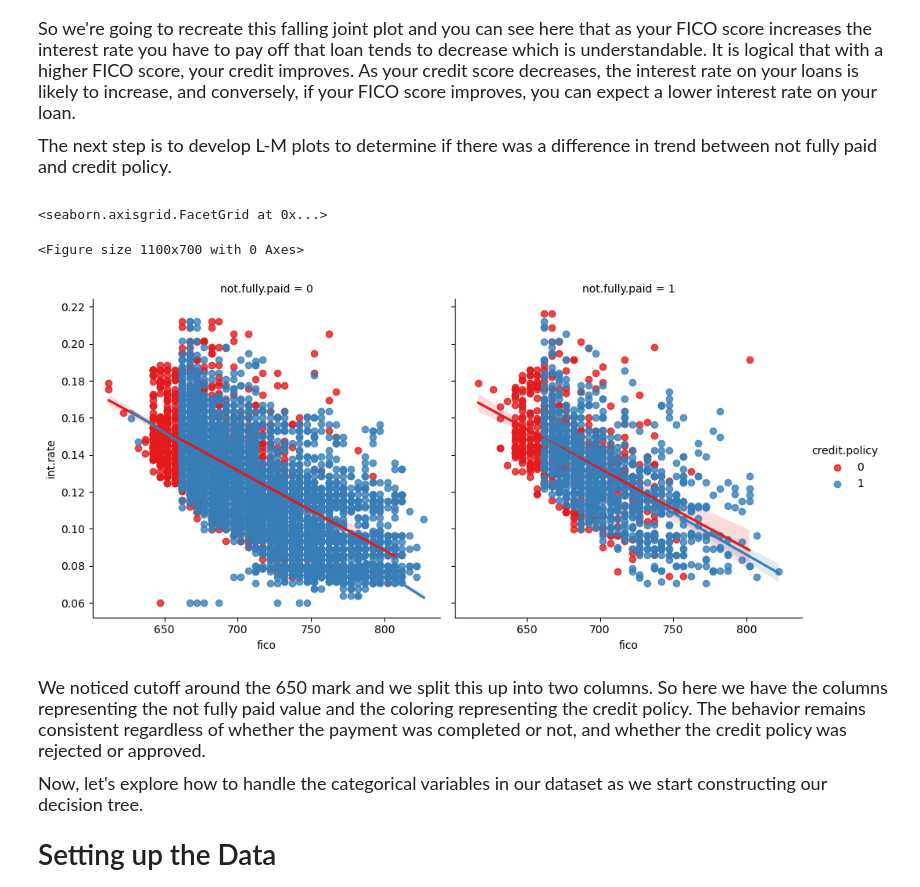
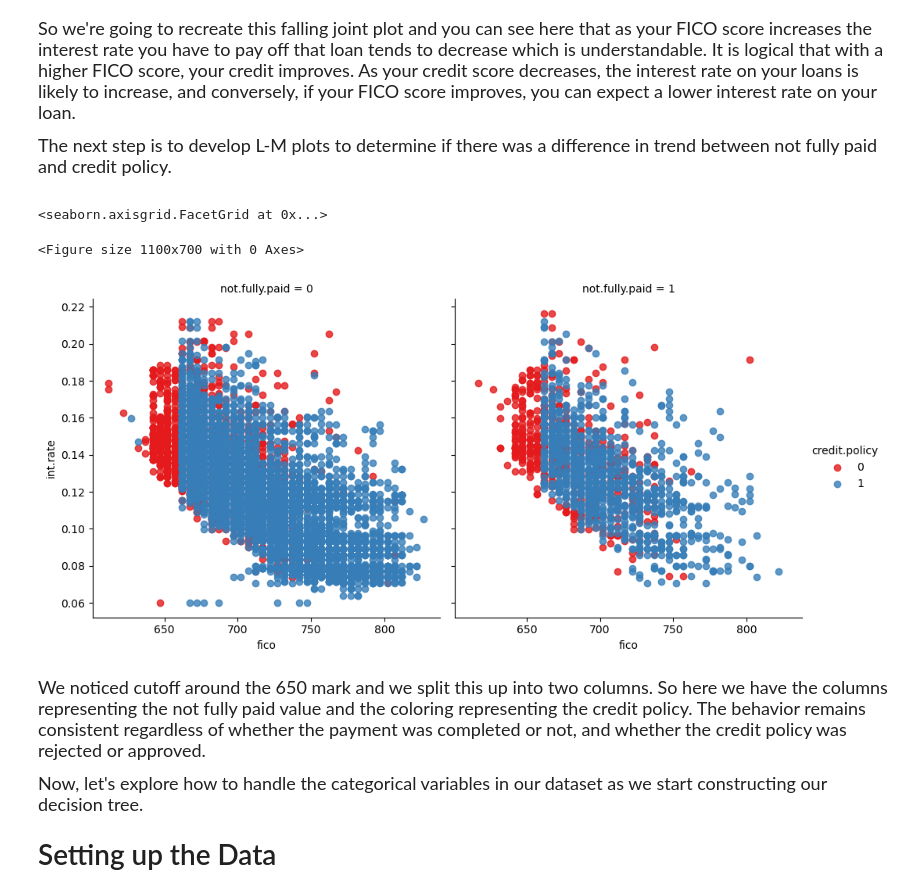
Before and after one commit to RojinD/PortfolioProjects, a Jupyter notebook: Random_forest project/Random Forest Project.ipynb, the cells around one changed output. Saved outputs shown, nothing was run; the diff lists cells and outputs as text; code cells hidden in the pictures.

```diff
--- a/Random_forest project/Random Forest Project.ipynb
+++ b/Random_forest project/Random Forest Project.ipynb
@@ -162,11 +160,11 @@ The next step is to develop L-M plots to determine if there was a difference in
 </span>
 # %%
 plt.figure(figsize=(11,7))
-sns.lmplot(y='int.rate', x='fico', data=loans, hue='credit.policy', col='not.fully.paid',palette='Set1' )
+sns.lmplot(y='int.rate', x='fico', data=loans, hue='credit.policy', col='not.fully.paid',palette='Set1', fit_reg=False )
 # %% [output]
 <seaborn.axisgrid.FacetGrid at 0x...>
 <Figure size 1100x700 with 0 Axes>
-[figure, old version]
+[figure, new version]
 # %% [markdown]
 <span style="font-family: 'Times New Roman'; font-size: 18px;">
 
```
Also changed, not shown: parts of 5 cells of this notebook, 1 other file.
